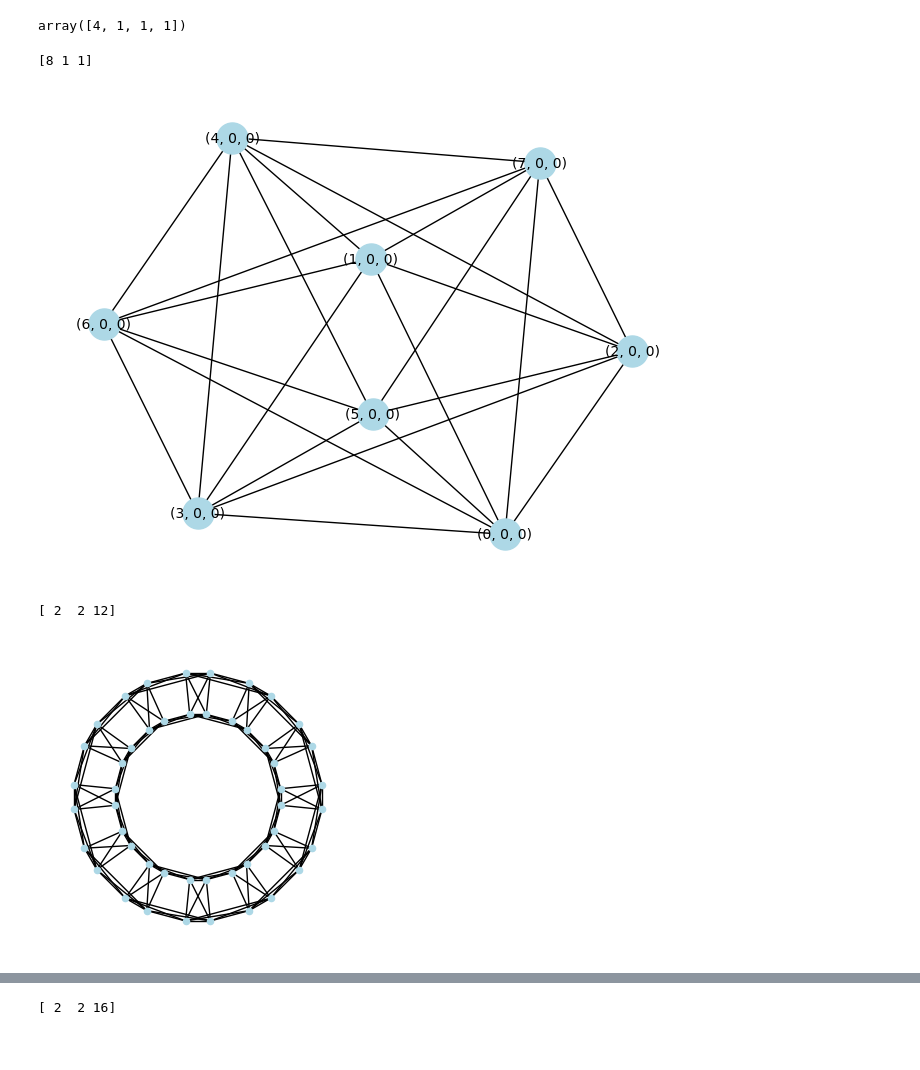
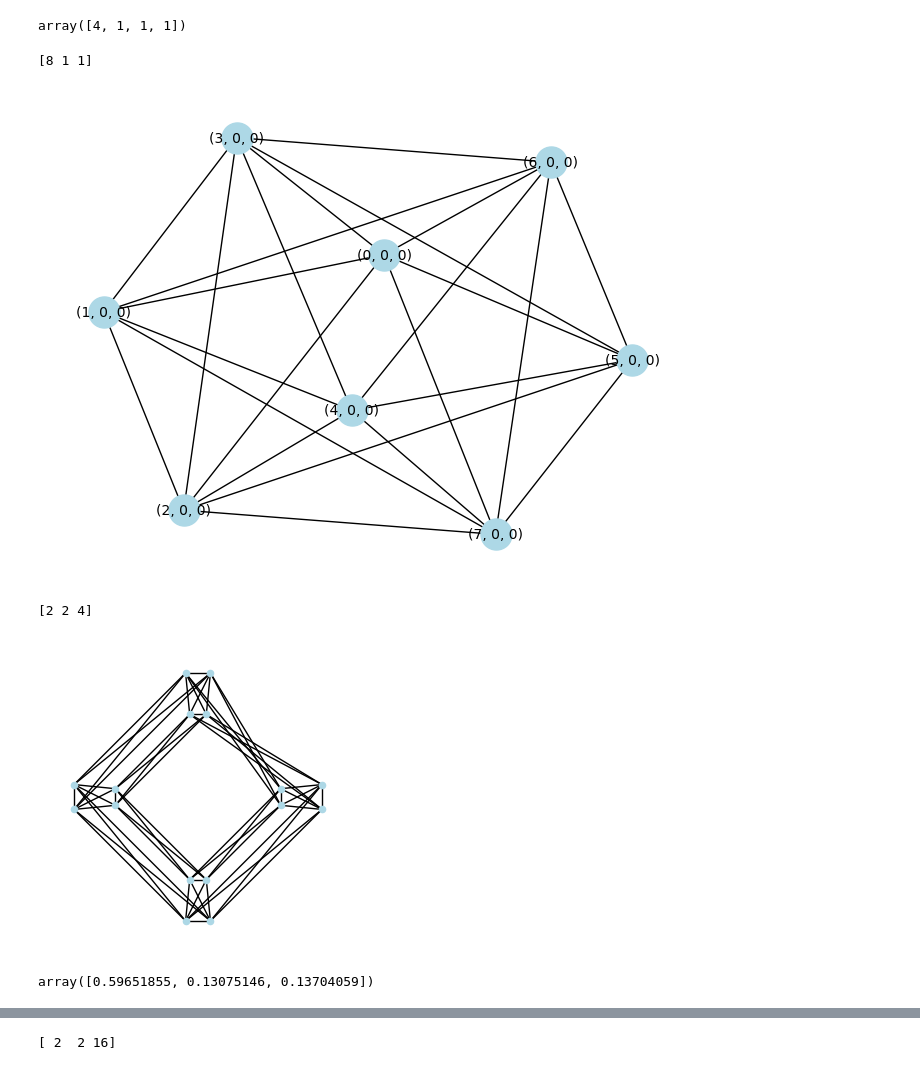
Before and after one commit to jacksonhenry3/Qnibble, a Jupyter notebook: Notebooks/Exploratory/experimentingwithvertextransitivegraphs.ipynb, the cells around one changed output, grey strips where cells are left out. Saved outputs shown, nothing was run; the diff lists cells and outputs as text; code cells hidden in the pictures.

```diff
--- a/Notebooks/Exploratory/experimentingwithvertextransitivegraphs.ipynb
+++ b/Notebooks/Exploratory/experimentingwithvertextransitivegraphs.ipynb
@@ -78,56 +78,71 @@ def cay(n,s):
     for id0 in range(n[0]):
         for id1 in range(n[1]):
             for id2 in range(n[2]):
+
                 for m in s:
                     node = np.array([id0,id1,id2])
-                    G.add_edge(tuple(node),tuple((node+m)%n))
+
+                    e = np.array(tuple((node+m)%n))
+                    if (id2 == 0 and e[2] == 1) :
+                        e = ((e[0])%2,(e[1]+1)%2,e[2])
+                    if (id2 == 1 and e[2] == 0) :
+                        e = ((e[0])%2,(e[1]+1)%2,e[2])
+
+                    G.add_edge(tuple(node),tuple(e))
     return(G)
 
 g = cay([8],[-3,-2,-1,1,2,3])
 nx.draw(g,with_labels=True, node_color='lightblue', node_size=500, font_size=10)
 # %% [output]
 [8 1 1]
-[figure, old version]
+[figure, new version]
 # %%
-N = 12
+N = 4
 g = cay([2,2,N],[[1,0,0],[0,1,0],[1,1,0],[0,1,1],[0,1,-1],[1,1,1],[1,1,-1]])
+
+# for s,e in g.edges:
+
+    # if s == (0,0,0):
+    #     print(e)
+#     if (s[2] == 0 and e[2] == 1) :
+
+#         g.remove_edge(s,e)
+
+#         e = ((e[0])%2,(e[1]+1)%2,e[2])
+#         g.add_edge(s,e)
+#     if (s[2] == 1 and e[2] == 0):
+#         g.remove_edge(s,e)
+
+#         s = ((s[0]+1)%2,(s[1]+1)%2,s[2])
+#         g.add_edge(s,e)
+
+
+
+
 plt.figure(1,figsize=(3,3))
 pos = dict()
 r = 1
 for i0 in range(2):
     for i1 in range(2):
         for i2 in range(N):
             theta = i2/N*2*np.pi-1/10
             theta+=i0/5
 
             if i2%2:
                 r = 1+i1/2
             else:
                 r = 1+(-i1/2)+.5
-            pos[(i0,i1,i2)] = [r*np.cos(theta),r*np.sin(theta)]
+            pos[(i0,i1,i2)] = np.array([r*np.cos(theta),r*np.sin(theta)])
 
 nx.draw(g, pos, with_labels=False, node_color='lightblue', node_size=20, font_size=10)
 plt.show()
-
-# N = 8
-# g = cay([1,2,N],[[1,0,0],[0,1,0],[1,1,0],[0,1,1],[0,1,-1],[1,1,1],[1,1,-1]])
-# plt.figure(1,figsize=(10,10))
-# pos = dict()
-# r = 1
-# for i0 in range(2):
-#     for i1 in range(2):
-#         for i2 in range(N):
-#             theta = i2/N*2*np.pi
-#             # theta+=i1/5
-
-#             r = 1+.2*i1+(i2%2)
-#             pos[(i0,i1,i2)] = [r*np.cos(theta),r*np.sin(theta)]
-
-# nx.draw(g,pos=pos,with_labels=True, node_color='lightblue', node_size=500, font_size=10)
-# plt.show()
 # %% [output]
-[ 2  2 12]
+[2 2 4]
-[figure, old version]
+[figure, new version]
+# %%
+np.random.random(3)
+# %% [output]
+array([0.59651855, 0.13075146, 0.13704059])
 # %%
 n = 16
 # g = cay((n,1,1),[1,n//2+1,n//2,n//2-1,n-1]) #5
```
Also changed, not shown: parts of 2 cells of this notebook, 2 other files.
